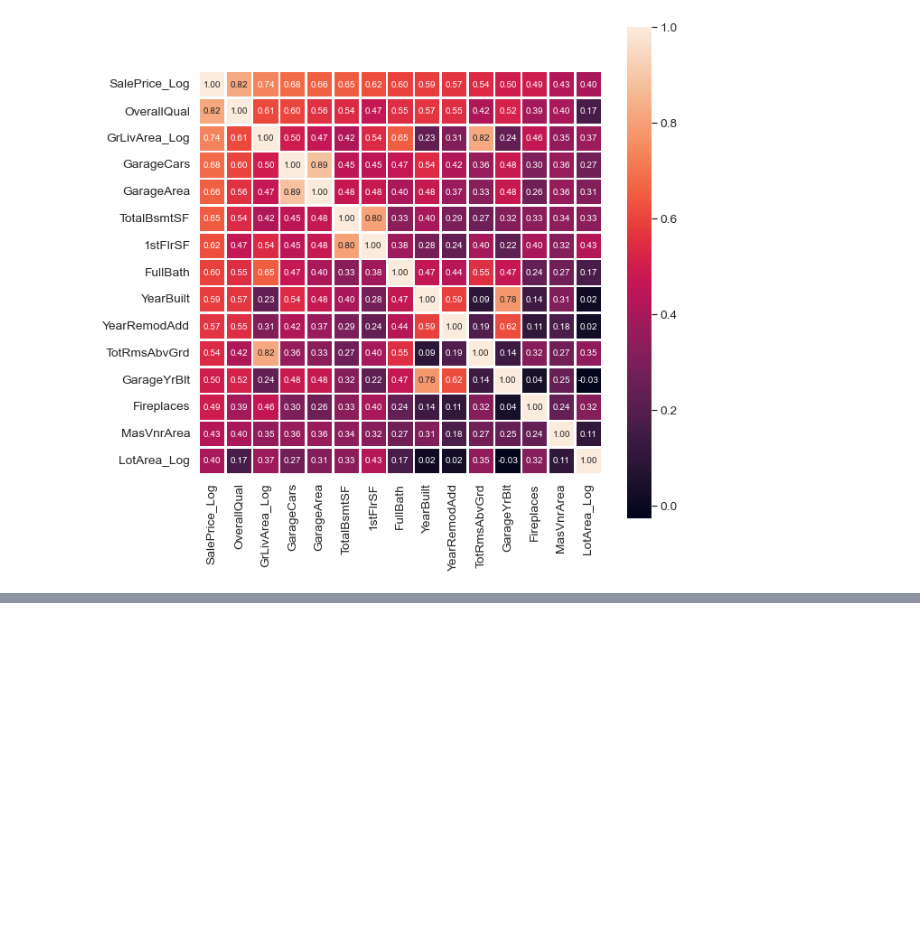
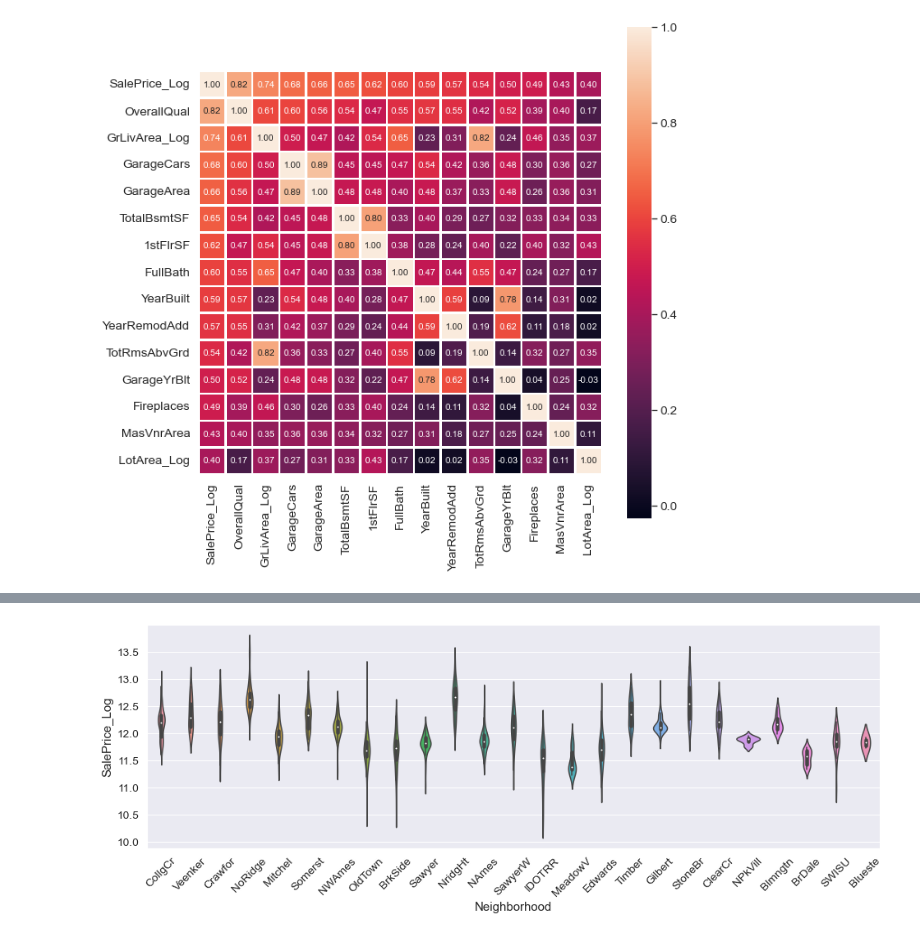
Before and after one commit to yagaoka/HousePrices, a Jupyter notebook: house_price_biginner.ipynb, the cells around one changed output, grey strips where cells are left out. Saved outputs shown, nothing was run; the diff lists cells and outputs as text; code cells hidden in the pictures; blank space fills up the shorter version.

```diff
--- a/house_price_biginner.ipynb
+++ b/house_price_biginner.ipynb
@@ -480,0 +514,8 @@ plot_corr_matrix(df_train, nr_feats, target)
+# %%
+fig, ax = plt.subplots()
+fig.set_size_inches(16, 5)
+sns.violinplot(x="Neighborhood", y=target, data=df_train, ax=ax)
+plt.xticks(rotation=45)
+plt.show()
+# %% [output]
+[figure, added]
```
Also changed, not shown: parts of 44 cells of this notebook.
